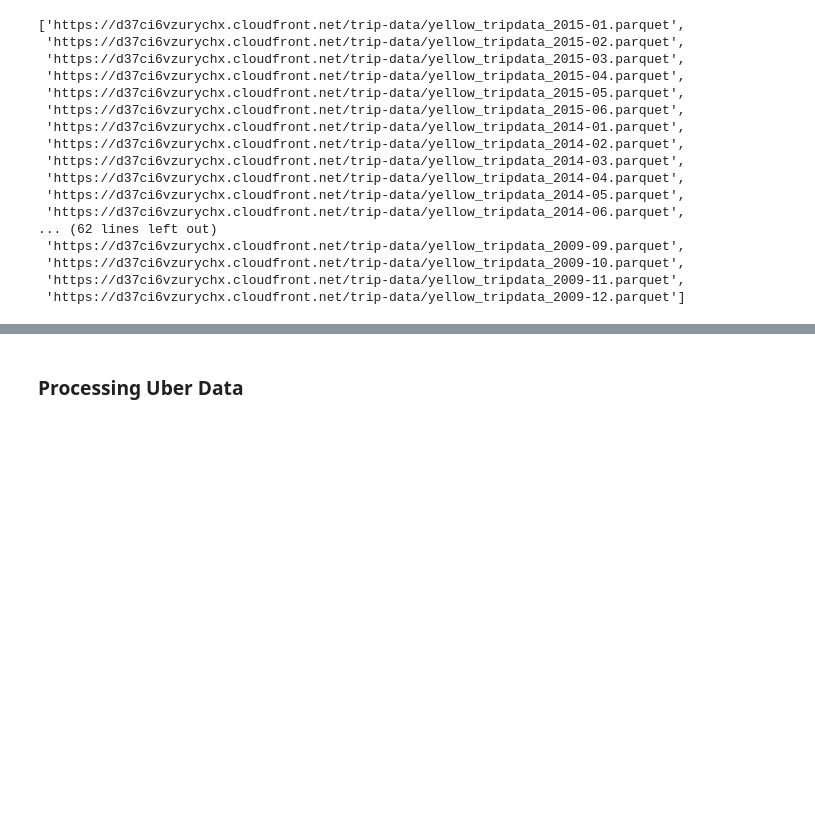
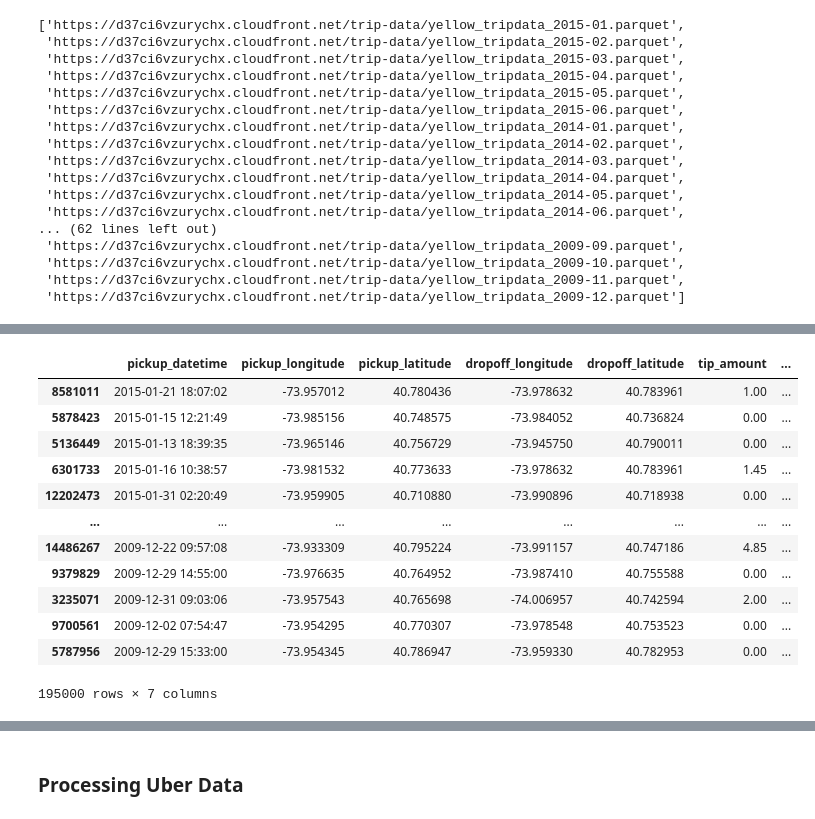
Before and after one commit to ZenanPeng/ZenanPeng-Final-Project, a Jupyter notebook: Project.ipynb, the cells around one changed output, grey strips where cells are left out. Saved outputs shown, nothing was run; the diff lists cells and outputs as text; code cells hidden in the pictures; blank space fills up the shorter version.

Commit message:
Correct the relative path, renew cleaning technique

```diff
--- a/Project.ipynb
+++ b/Project.ipynb
@@ -297,14 +306,14 @@ def get_and_clean_taxi_data(parquet_urls):
         all_taxi_dataframes.append(dataframe)
 
     # create one gigantic dataframe with data from every month needed
-    taxi_data = pd.contact(all_taxi_dataframes)
+    taxi_data = pd.concat(all_taxi_dataframes)
 
     return taxi_data
 # %%
 def get_taxi_data():
 
-    all_urls = get_all_yellow_taxi_urls(TAXI_URL)
-    taxi_data = get_and_clean_taxi_data(all_urls)
+    parquet_urls = get_all_yellow_taxi_urls(TAXI_URL)
+    taxi_data = get_and_clean_taxi_data(parquet_urls)
 
     return taxi_data
 # %%
@@ -312,2 +339,18 @@ taxi_data = get_taxi_data()
+# %%
+taxi_data
+# %% [output]
+|  | pickup_datetime | pickup_longitude | pickup_latitude | dropoff_longitude | dropoff_latitude | tip_amount | ... |
+| 8581011 | 2015-01-21 18:07:02 | -73.957012 | 40.780436 | -73.978632 | 40.783961 | 1.00 | ... |
+| 5878423 | 2015-01-15 12:21:49 | -73.985156 | 40.748575 | -73.984052 | 40.736824 | 0.00 | ... |
+| 5136449 | 2015-01-13 18:39:35 | -73.965146 | 40.756729 | -73.945750 | 40.790011 | 0.00 | ... |
+| 6301733 | 2015-01-16 10:38:57 | -73.981532 | 40.773633 | -73.978632 | 40.783961 | 1.45 | ... |
+| 12202473 | 2015-01-31 02:20:49 | -73.959905 | 40.710880 | -73.990896 | 40.718938 | 0.00 | ... |
+| ... | ... | ... | ... | ... | ... | ... | ... |
+| 14486267 | 2009-12-22 09:57:08 | -73.933309 | 40.795224 | -73.991157 | 40.747186 | 4.85 | ... |
+| 9379829 | 2009-12-29 14:55:00 | -73.976635 | 40.764952 | -73.987410 | 40.755588 | 0.00 | ... |
+| 3235071 | 2009-12-31 09:03:06 | -73.957543 | 40.765698 | -74.006957 | 40.742594 | 2.00 | ... |
+| 9700561 | 2009-12-02 07:54:47 | -73.954295 | 40.770307 | -73.978548 | 40.753523 | 0.00 | ... |
+| 5787956 | 2009-12-29 15:33:00 | -73.954345 | 40.786947 | -73.959330 | 40.782953 | 0.00 | ... |
+195000 rows × 7 columns
 # %%
 taxi_data.head()
```
Also changed, not shown: parts of 22 cells of this notebook.
